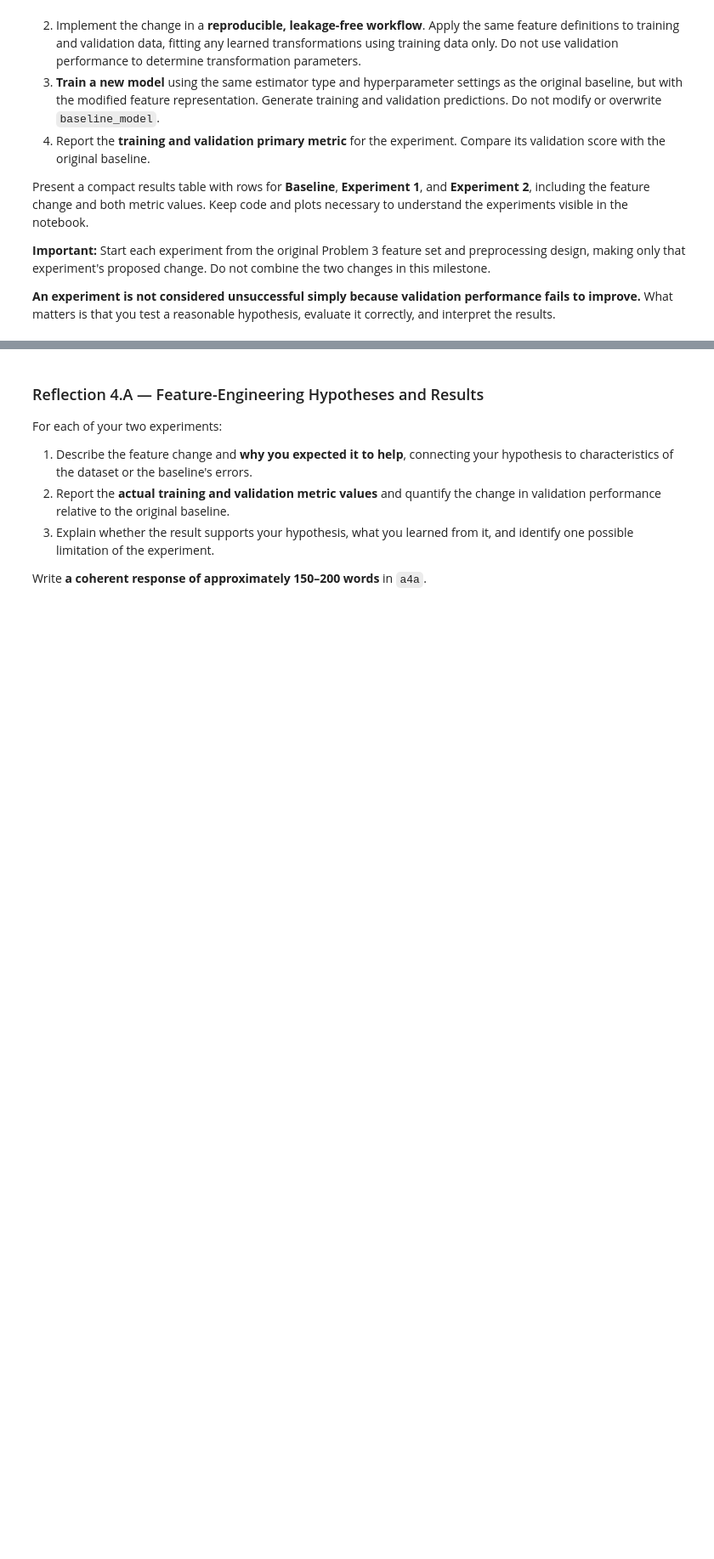
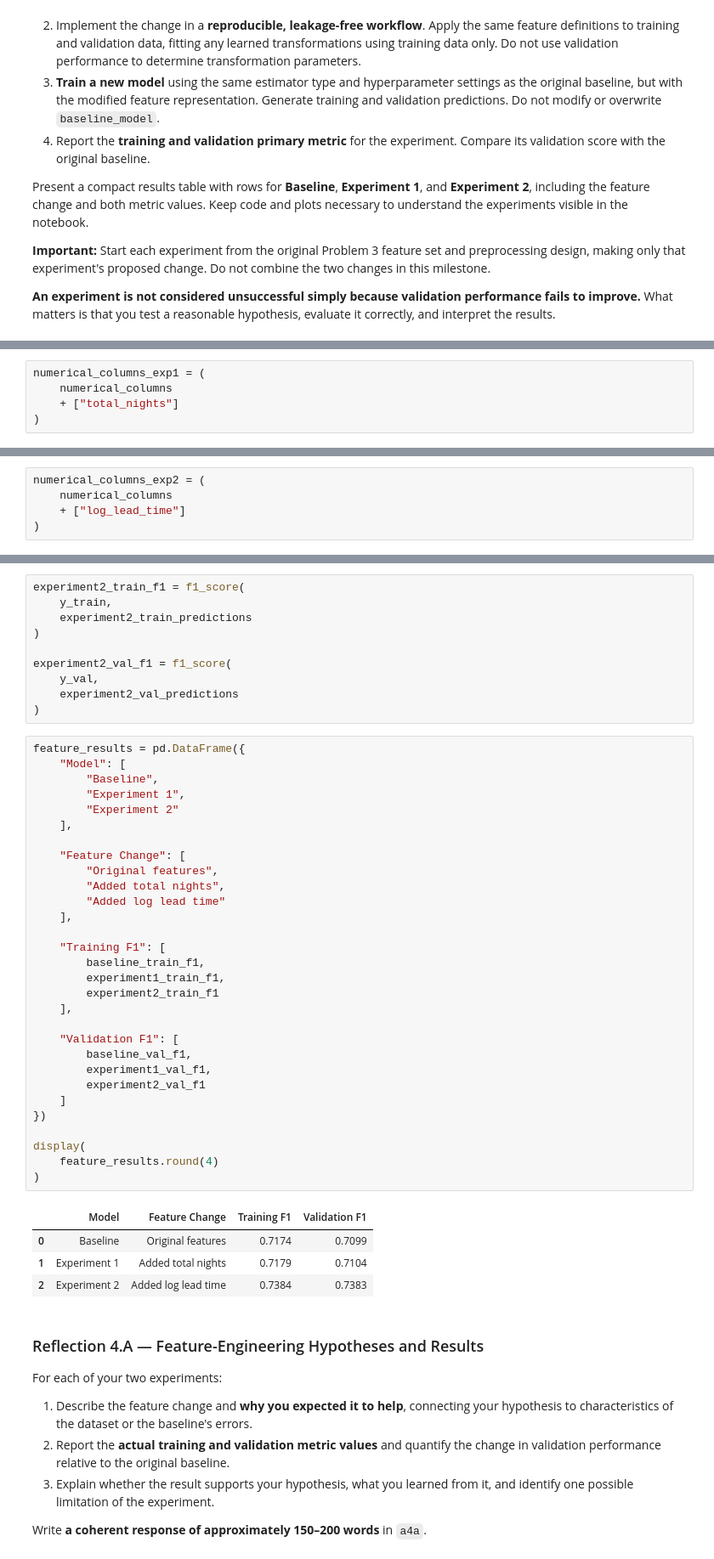
Before and after one commit to anamomds/machinelearningfall26, a Jupyter notebook: Final_Project_Milestone.ipynb, the cells around one changed output, grey strips where cells are left out. Shown at 85% size. Cells and saved outputs as stored; diff of their text form; blank space fills up the shorter version.

```diff
--- a/Final_Project_Milestone.ipynb
+++ b/Final_Project_Milestone.ipynb
@@ -880,0 +1611,5 @@ Present a compact results table with rows for **Baseline**, **Experiment 1**, an
+# %%
+numerical_columns_exp1 = (
+    numerical_columns
+    + ["total_nights"]
+)
@@ -880,0 +1700,5 @@ Present a compact results table with rows for **Baseline**, **Experiment 1**, an
+# %%
+numerical_columns_exp2 = (
+    numerical_columns
+    + ["log_lead_time"]
+)
@@ -881,3 +1767,48 @@ Present a compact results table with rows for **Baseline**, **Experiment 1**, an
+# %%
+experiment2_train_f1 = f1_score(
+    y_train,
+    experiment2_train_predictions
+)
+
+experiment2_val_f1 = f1_score(
+    y_val,
+    experiment2_val_predictions
+)
+# %%
+feature_results = pd.DataFrame({
+    "Model": [
+        "Baseline",
+        "Experiment 1",
+        "Experiment 2"
+    ],
+
+    "Feature Change": [
+        "Original features",
+        "Added total nights",
+        "Added log lead time"
+    ],
+
+    "Training F1": [
+        baseline_train_f1,
+        experiment1_train_f1,
+        experiment2_train_f1
+    ],
+
+    "Validation F1": [
+        baseline_val_f1,
+        experiment1_val_f1,
+        experiment2_val_f1
+    ]
+})
+
+display(
+    feature_results.round(4)
+)
+# %% [output]
+|  | Model | Feature Change | Training F1 | Validation F1 |
+| 0 | Baseline | Original features | 0.7174 | 0.7099 |
+| 1 | Experiment 1 | Added total nights | 0.7179 | 0.7104 |
+| 2 | Experiment 2 | Added log lead time | 0.7384 | 0.7383 |
 # %% [markdown]
 ### Reflection 4.A — Feature-Engineering Hypotheses and Results
 
```
Also changed, not shown: parts of 86 cells of this notebook.
